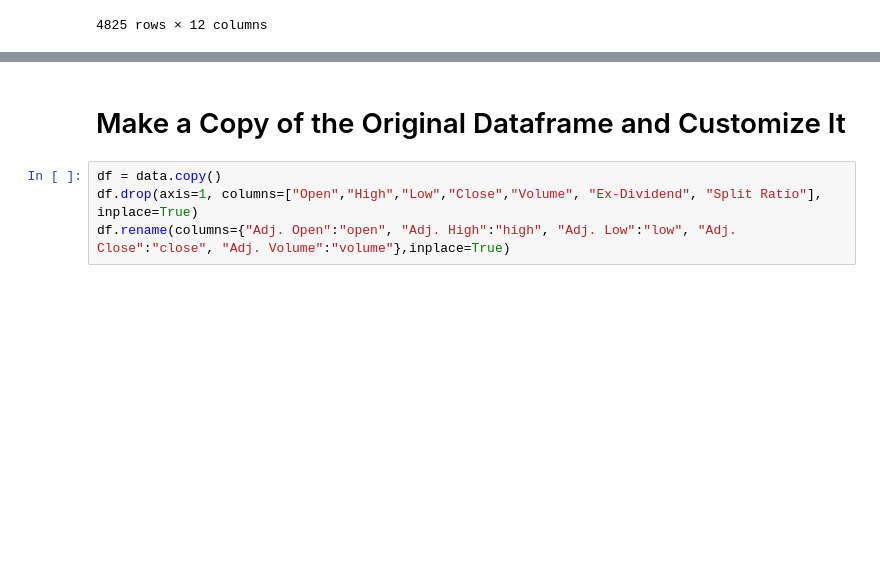
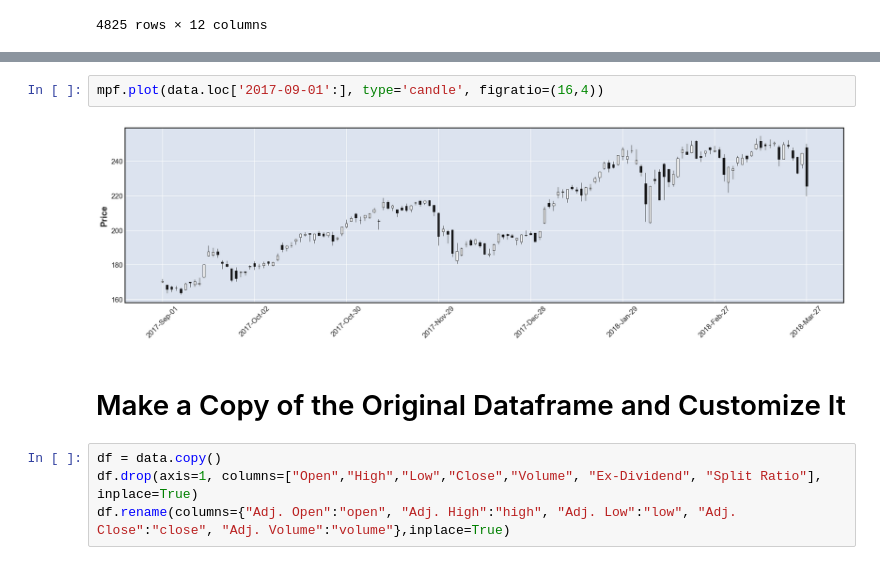
Before and after one commit to CodingIsEnjoyable/CandlestickStudy, a Jupyter notebook: CandlestickStudy.ipynb, the cells around one changed output, grey strips where cells are left out. Drawn from its saved outputs; the diff is of its cells as text; blank space fills up the shorter version.

```diff
--- a/CandlestickStudy.ipynb
+++ b/CandlestickStudy.ipynb
@@ -33,3 +54,7 @@ data
+# %%
+mpf.plot(data.loc['2017-09-01':], type='candle', figratio=(16,4))
+# %% [output]
+[figure, added]
 # %% [markdown]
 # Make a Copy of the Original Dataframe and Customize It
 # %%
```
Also changed, not shown: parts of 5 cells of this notebook.
